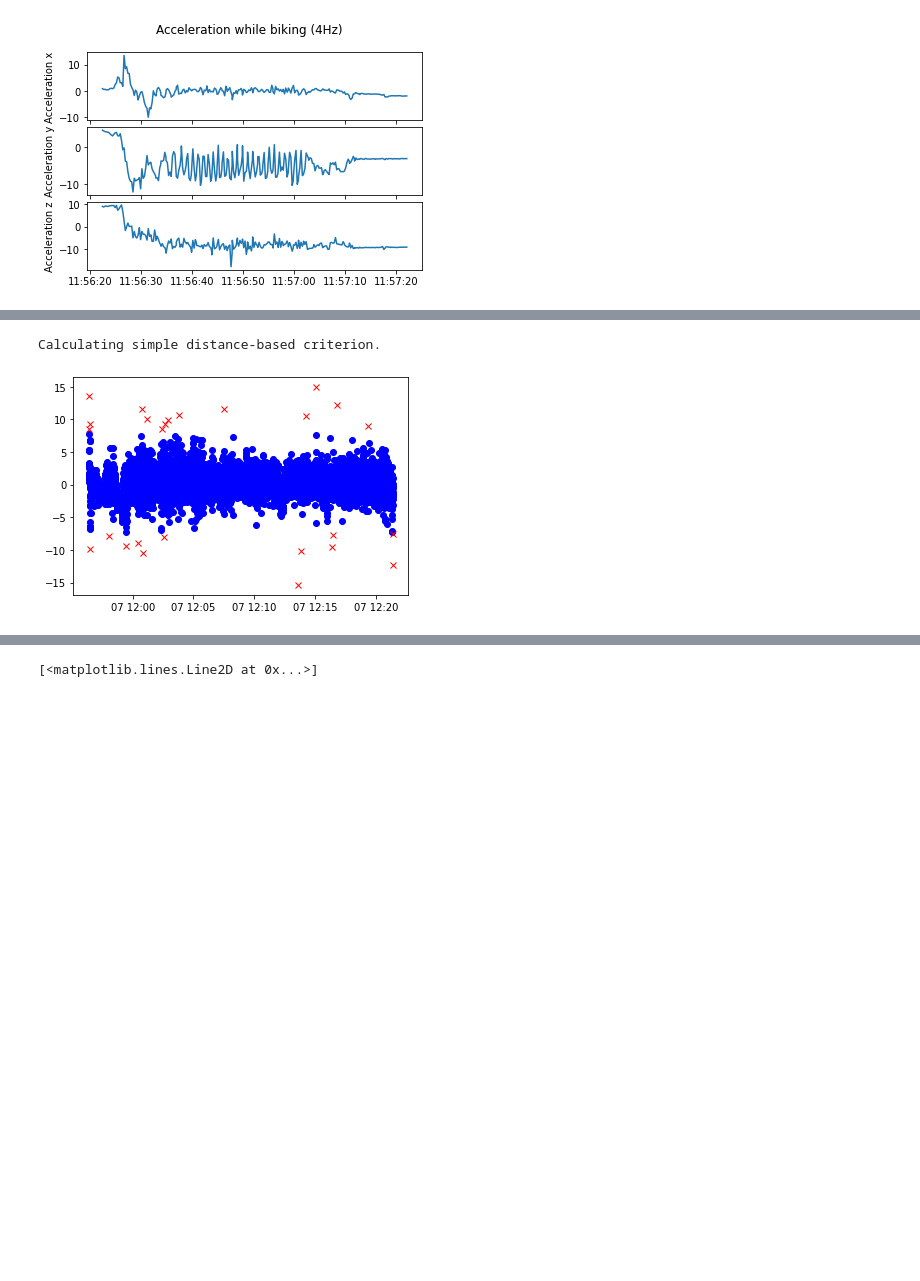
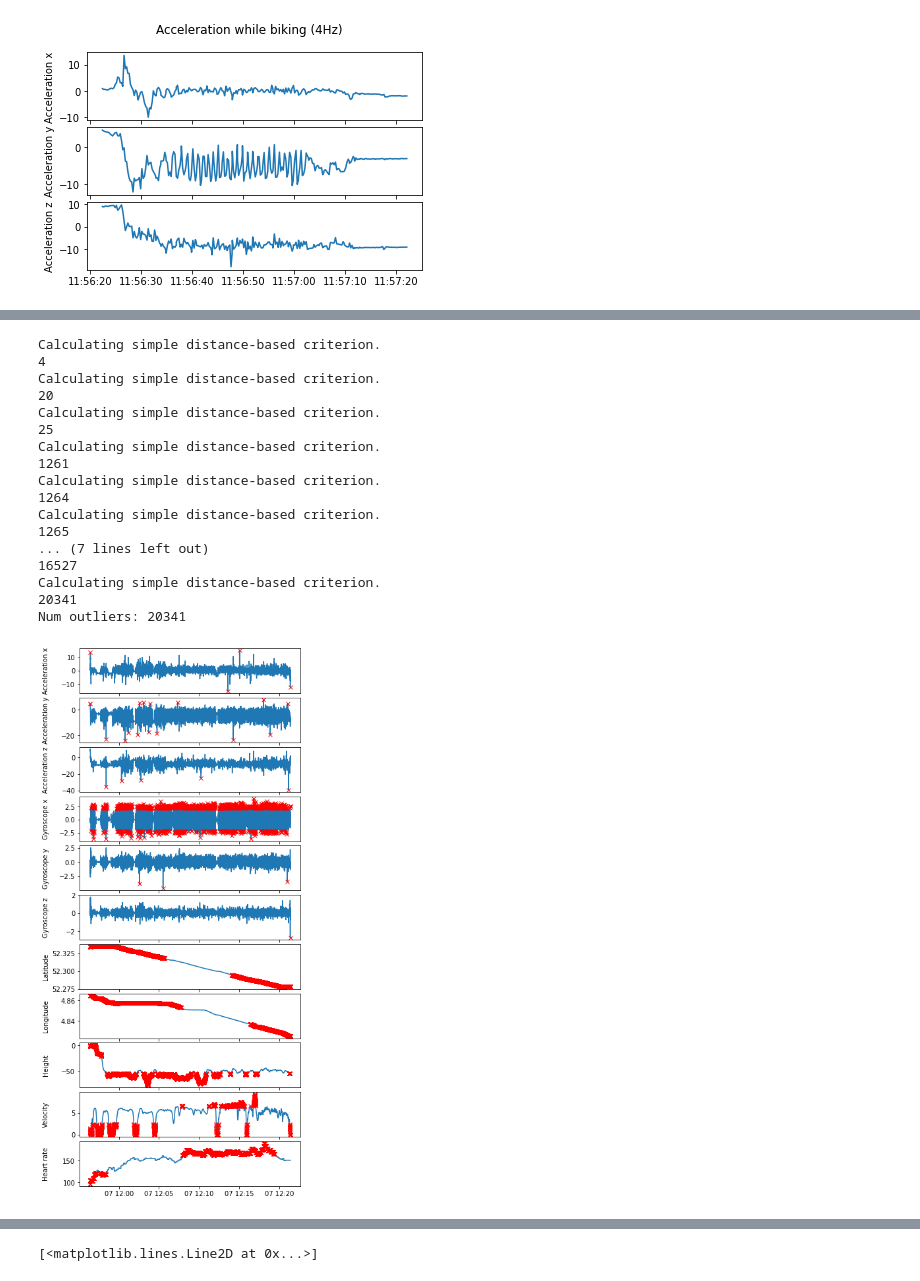
Before and after one commit to lucashecht/ML4QS, a Jupyter notebook: Parse Data Alessandro.ipynb, the cells around one changed output, grey strips where cells are left out. Cells and saved outputs as stored; diff of their text form; code cells hidden in the pictures; blank space fills up the shorter version.

```diff
--- a/Parse Data Alessandro.ipynb
+++ b/Parse Data Alessandro.ipynb
@@ -311,15 +364,21 @@ plot_outliers(df, "acceleration_x")
 # %%
 # Mixture
 
-df[col + "_outlier"] = False
-df.drop([col + "_mixture"], axis=1, errors='ignore', inplace=True)
+df_orig = df.copy()
+df_clean = df.copy()
+n_outliers = 0
 
-df = distribution_od.mixture_model(df, col)
+for col in cols:
+    df_orig[col + "_outlier"] = False
+    df_orig = distribution_od.mixture_model(df_orig, col)
+    df_orig.loc[df_orig[col + "_mixture"] < 0.000001, col + "_outlier"] = True
 
-plt.plot(df["time"], df[col + "_mixture"], 'b+')
-df.loc[df[col + "_mixture"] < 0.00001, col + "_outlier"] = True
+    n_outliers += len(df_orig.loc[df_orig[col + "_outlier"] == True])
 
-plt.figure()
-plot_outliers(df, col)
+    df_clean.loc[df_orig[col + "_outlier"] == True, col] = np.nan
+
+print(f"Num outliers: {n_outliers}")
+full_plot(df_orig, show_outliers=True, filename="mixture_original.pdf")
+full_plot(df_clean, filename="mixture_clean.pdf")
 # %% [output]
 Applying mixture models
@@ -328,12 +398,39 @@ Applying mixture models
 # %%
 # Simple distance based
 
-df[col + "_outlier"] = False
+df_orig = df.copy()
+df_clean = df.copy()
+n_outliers = 0
 
-df = distance_od.simple_distance_based(df, ["acceleration_x"], "euclidean", 0.5, 1/500)
 
-df[col + "_outlier"] = df["simple_dist_outlier"]
-plot_outliers(df, col)
+for col in cols:
+    df_orig = distance_od.simple_distance_based(df_orig, [col], "euclidean", 0.7, 1/1000)
+    df_orig[col + "_outlier"] = df_orig["simple_dist_outlier"]
+
+    n_outliers += len(df_orig.loc[df_orig[col + "_outlier"] == True])
+    print(n_outliers)
+
+    df_clean.loc[df_orig[col + "_outlier"] == True, col] = np.nan
+
+print(f"Num outliers: {n_outliers}")
+full_plot(df_orig, show_outliers=True, filename="simple_distance_original.pdf")
+full_plot(df_clean, filename="simple_distance_clean.pdf")
 # %% [output]
 Calculating simple distance-based criterion.
+4
+Calculating simple distance-based criterion.
+20
+Calculating simple distance-based criterion.
+25
+Calculating simple distance-based criterion.
+1261
+Calculating simple distance-based criterion.
+1264
+Calculating simple distance-based criterion.
+1265
+... (7 lines left out)
+16527
+Calculating simple distance-based criterion.
+20341
+Num outliers: 20341
-[figure, old version]
+[figure, new version]
```
Also changed, not shown: parts of 8 cells of this notebook.
